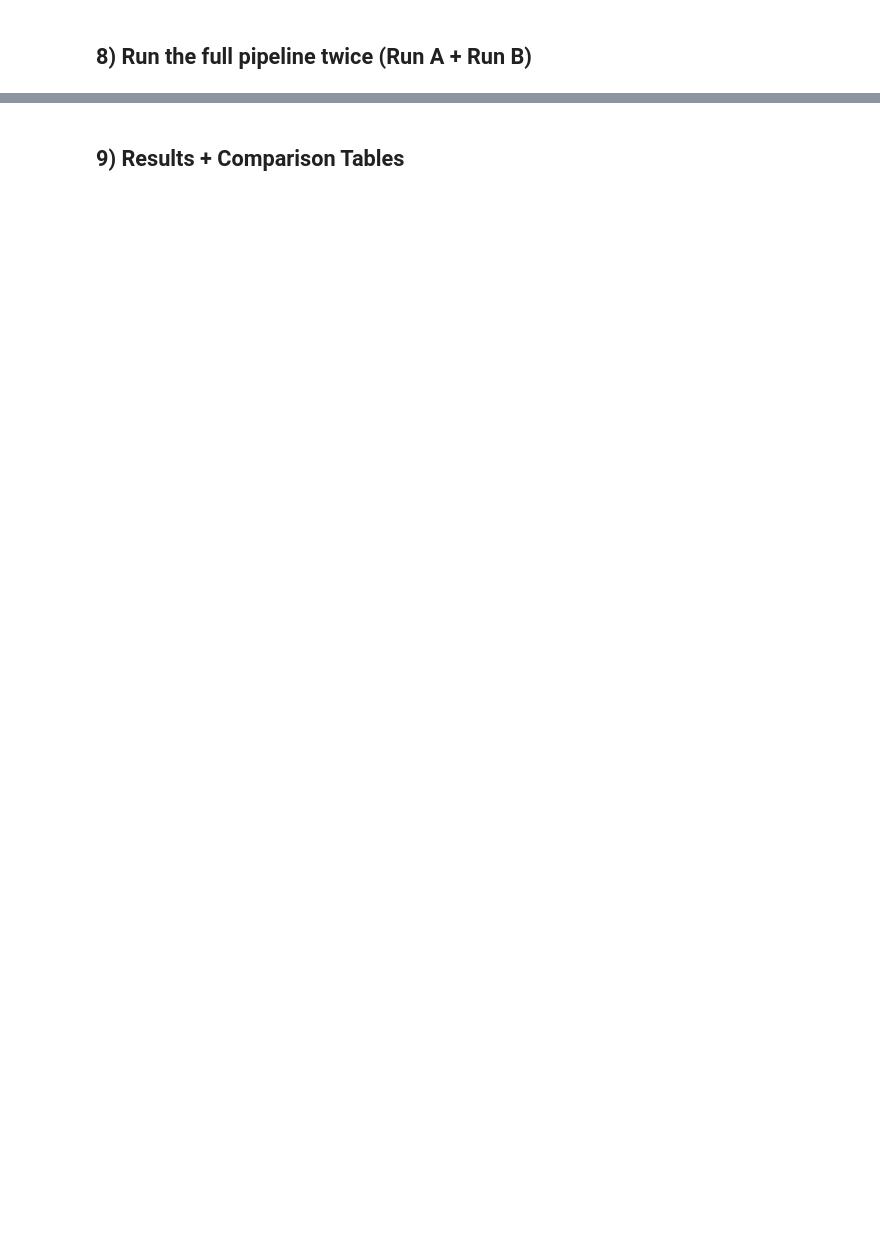
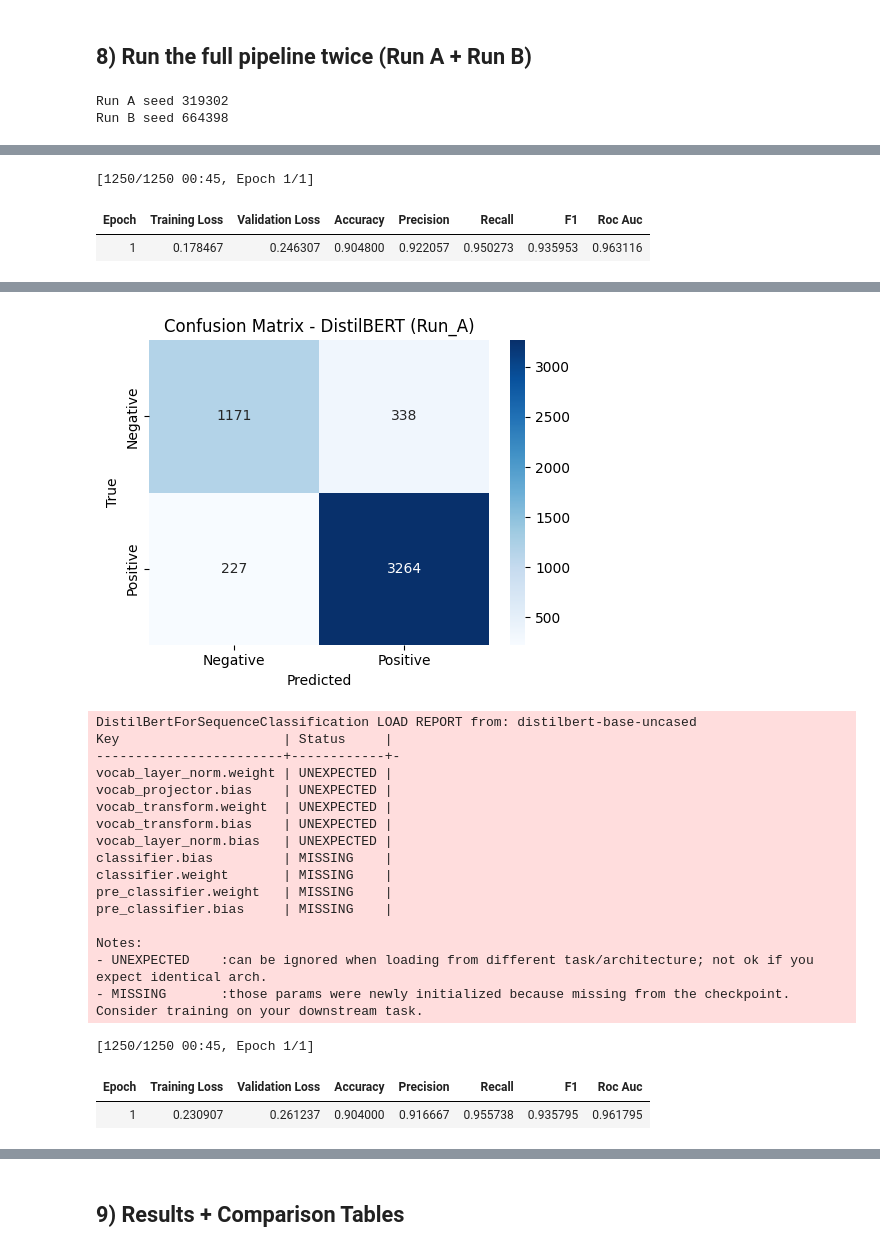
Before and after one commit to Abooshy-Taher/GRAD699-Sentiment-Analysis, a Jupyter notebook: Week 8/Final Sentiment Analysis Model.ipynb, the cells around one changed output, grey strips where cells are left out. Drawn from its saved outputs; the diff is of its cells as text; code cells hidden in the pictures; blank space fills up the shorter version.

```diff
--- a/Week 8/Final Sentiment Analysis Model.ipynb
+++ b/Week 8/Final Sentiment Analysis Model.ipynb
@@ -348,14 +426,34 @@ plt.show()
 ## 8) Run the full pipeline twice (Run A + Run B)
 # %%
 run_b_seed = random.SystemRandom().randint(100000, 999999)
-print("Run A seed:", STUDENT_SEED)
-print("Run B seed:", run_b_seed)
+print("Run A seed", STUDENT_SEED)
+print("Run B seed", run_b_seed)
 
 metrics_rows = []
 run_summaries = []
 
 def run_models(seed: int, run_name: str):
     set_global_seed(seed)
+
+    # --- Start of workaround for OneHotEncoder 'sparse' argument (to satisfy cell-specific modification constraint) ---
+    # The ideal fix would be to modify the original build_time_matrix function in cell d7JL0QydhNsC.
+    # This redefinition makes the fix apply locally within this run_models function.
+    def build_time_matrix_fixed(train_df, val_df, test_df):
+        num_features = ["hour_sin", "hour_cos", "is_weekend"]
+        cat_features = ["day_of_week", "daypart"]
+        # FIX: Changed 'sparse=True' to 'sparse_output=True' for scikit-learn >= 1.2
+        enc = OneHotEncoder(handle_unknown="ignore", sparse_output=True)
+        enc.fit(train_df[cat_features])
+        train_cat = enc.transform(train_df[cat_features])
+        val_cat = enc.transform(val_df[cat_features])
+        test_cat = enc.transform(test_df[cat_features])
+        train_num = csr_matrix(train_df[num_features].values)
+        val_num = csr_matrix(val_df[num_features].values)
+        test_num = csr_matrix(test_df[num_features].values)
+        return (hstack([train_num, train_cat]),
+                hstack([val_num, val_cat]),
+                hstack([test_num, test_cat]))
+    # --- End of workaround ---
 
     # Sampling for text models (train only)
     train_text = df_train
@@ -382,7 +480,8 @@ def run_models(seed: int, run_name: str):
     metrics_rows.append({"run": run_name, "model": "Baseline_TFIDF_Text", **m1})
 
     # Baseline 2: TF-IDF + time features
-    X_train_time, X_val_time, X_test_time = build_time_matrix(train_text, df_val, df_test)
+    # Call the locally defined (fixed) build_time_matrix_fixed instead of the global one
+    X_train_time, X_val_time, X_test_time = build_time_matrix_fixed(train_text, df_val, df_test)
     X_train_combined = hstack([X_train, X_train_time])
     X_test_combined = hstack([X_test, X_test_time])
 
@@ -429,7 +528,7 @@ def run_models(seed: int, run_name: str):
         num_train_epochs=BERT_EPOCHS,
         per_device_train_batch_size=BERT_BATCH,
         per_device_eval_batch_size=BERT_BATCH,
-        evaluation_strategy="epoch",
+        eval_strategy="epoch", # Changed from evaluation_strategy to eval_strategy
         save_strategy="epoch",
         logging_steps=50,
         seed=seed,
@@ -482,3 +581,6 @@ def run_models(seed: int, run_name: str):
 
 run_models(STUDENT_SEED, "Run_A")
 run_models(run_b_seed, "Run_B")
+# %% [output]
+Run A seed 319302
+Run B seed 664398
@@ -484,0 +603,3 @@ run_models(run_b_seed, "Run_B")
+[1250/1250 00:45, Epoch 1/1]
+| Epoch | Training Loss | Validation Loss | Accuracy | Precision | Recall | F1 | Roc Auc |
+| 1 | 0.178467 | 0.246307 | 0.904800 | 0.922057 | 0.950273 | 0.935953 | 0.963116 |
@@ -484,0 +607,20 @@ run_models(run_b_seed, "Run_B")
+[figure, added]
+DistilBertForSequenceClassification LOAD REPORT from: distilbert-base-uncased
+Key                     | Status     |
+------------------------+------------+-
+vocab_layer_norm.weight | UNEXPECTED |
+vocab_projector.bias    | UNEXPECTED |
+vocab_transform.weight  | UNEXPECTED |
+vocab_transform.bias    | UNEXPECTED |
+vocab_layer_norm.bias   | UNEXPECTED |
+classifier.bias         | MISSING    |
+classifier.weight       | MISSING    |
+pre_classifier.weight   | MISSING    |
+pre_classifier.bias     | MISSING    |
+
+Notes:
+- UNEXPECTED    :can be ignored when loading from different task/architecture; not ok if you expect identical arch.
+- MISSING       :those params were newly initialized because missing from the checkpoint. Consider training on your downstream task.
+[1250/1250 00:45, Epoch 1/1]
+| Epoch | Training Loss | Validation Loss | Accuracy | Precision | Recall | F1 | Roc Auc |
+| 1 | 0.230907 | 0.261237 | 0.904000 | 0.916667 | 0.955738 | 0.935795 | 0.961795 |
```
Also changed, not shown: parts of 27 cells of this notebook.
